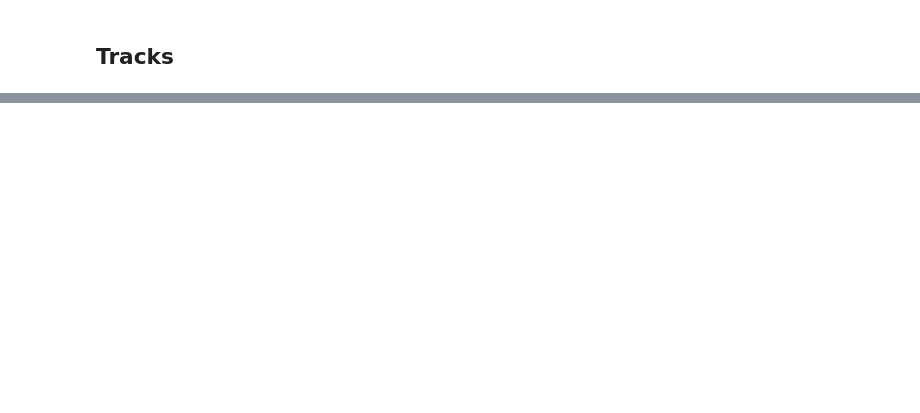
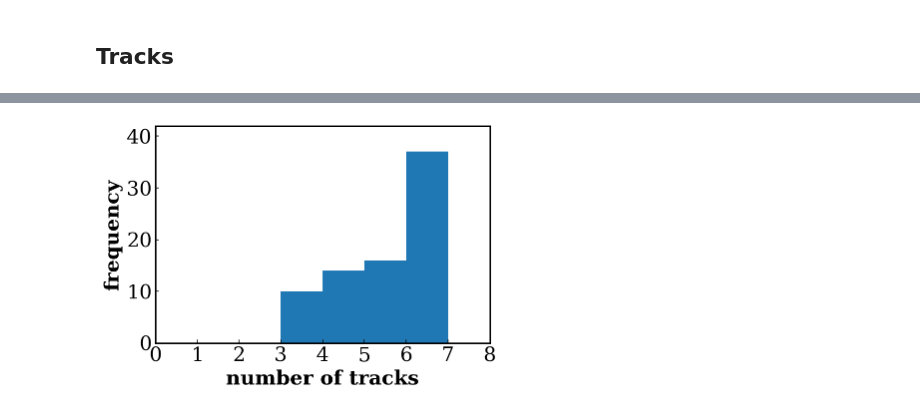
Before and after one commit to strath-ace/HAGGIS, a Jupyter notebook: data-analysis.ipynb, the cells around one changed output, grey strips where cells are left out. Cells and saved outputs as stored; diff of their text form; code cells hidden in the pictures; blank space fills up the shorter version.

Commit message:
updating data notebook and comparisons

```diff
--- a/data-analysis.ipynb
+++ b/data-analysis.ipynb
@@ -113,0 +116,11 @@ array([[1.        , 0.125     , 0.2265625 , 0.0546875 , 0.328125  ,
+# %%
+track_inst, track_convert = f_track_converter()
+# %%
+all_inst_nos = mus_valid.loc[:,('title','inst_nos','tracks')].copy()
+all_inst_nos['new_inst'] = all_inst_nos.inst_nos.apply(lambda x:[track_convert[i] for i in x])
+for i, t_name in enumerate(track_inst):
+    all_inst_nos[t_name] = all_inst_nos.new_inst.apply(lambda x:len(np.where(np.array(x)==i)[0]))
+num_tracks = []
+for i in all_inst_nos.index:
+    num_tracks.append(len(np.where(all_inst_nos.loc[i,track_inst].values)[0]))
+all_inst_nos['new_tracks'] = num_tracks
@@ -113,0 +148,16 @@ array([[1.        , 0.125     , 0.2265625 , 0.0546875 , 0.328125  ,
+# %%
+fig = plt.figure()
+plt.hist(all_inst_nos.tracks.values,bins=np.arange(8))
+plt.xlabel('number of tracks', fontweight='bold')
+plt.ylabel('frequency', fontweight='bold')
+plt.gca().set_xlim(left=0,right=8)
+plt.ylim((0,42))
+plt.xticks(np.arange(9), np.arange(9))
+
+plt.setp(plt.gca().spines.values(), linewidth=1.5)
+plt.tick_params(direction='in')
+
+fname = 'hist_track_data.png'
+plt.savefig(fname, bbox_inches='tight')
+# %% [output]
+[figure, added]
```
Also changed, not shown: parts of 21 cells of this notebook, 2 other files.
